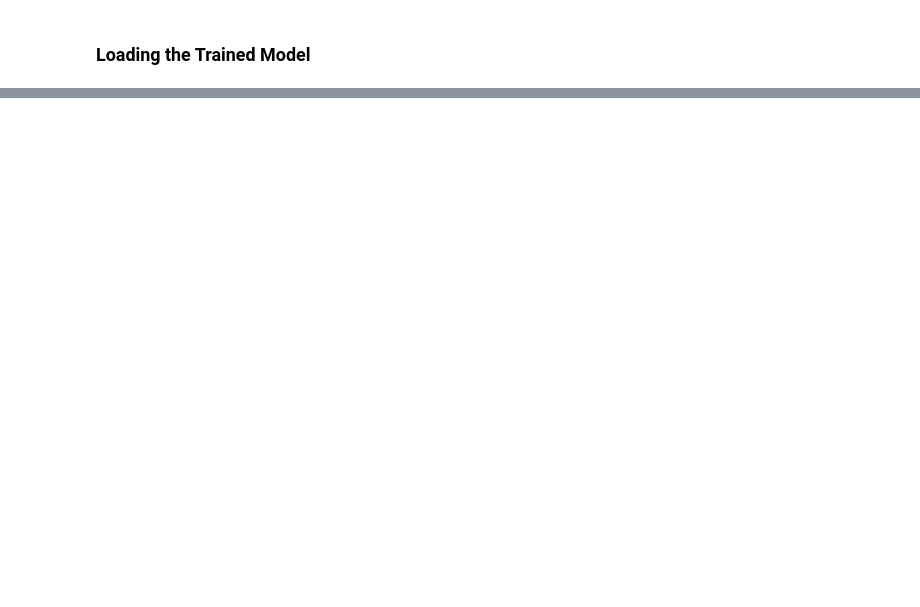
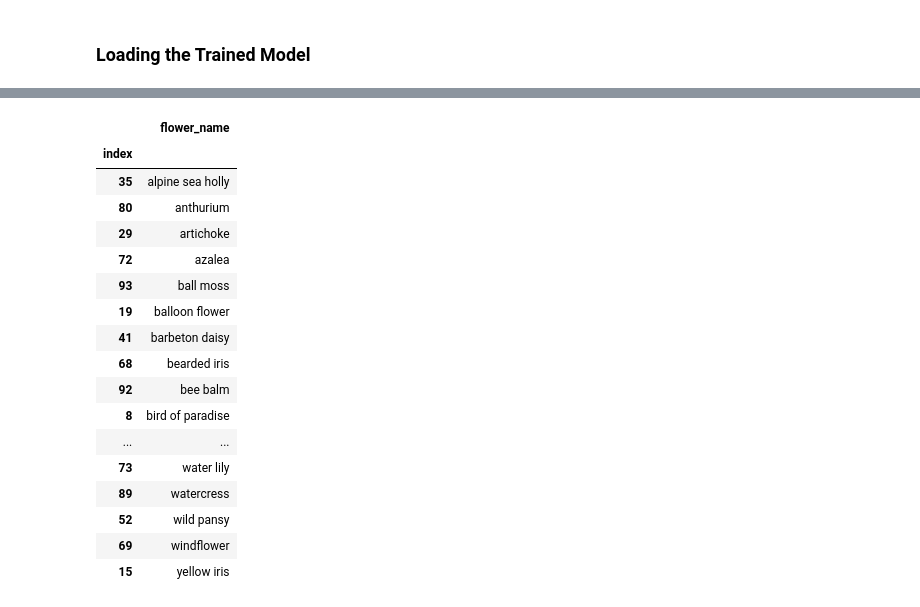
Before and after one commit to samlexrod/flower_classifier_project, a Jupyter notebook: Image Classifier Project.ipynb, the cells around one changed output, grey strips where cells are left out. Saved outputs shown, nothing was run; the diff lists cells and outputs as text; code cells hidden in the pictures; blank space fills up the shorter version.

```diff
--- a/Image Classifier Project.ipynb
+++ b/Image Classifier Project.ipynb
@@ -403,2 +406,35 @@ model_load.class_to_idx = class_to_tensoridx_dict
+# %%
+#sorted_by_value = sorted(cat_to_name.items(), key=lambda kv: kv[1])
+
+flower_dict = {'index': [], 'flower_name': []}
+for key, value in cat_to_name.items():
+    flower_dict['index'].append(key)
+    flower_dict['flower_name'].append(value)
+
+import pandas as pd
+
+pd.set_option('display.max_rows', 500)
+df = pd.DataFrame(flower_dict)
+df.set_index('index', inplace=True)
+display(df.sort_values('flower_name'))
+# %% [output]
+|  | flower_name |
+| index |  |
+| 35 | alpine sea holly |
+| 80 | anthurium |
+| 29 | artichoke |
+| 72 | azalea |
+| 93 | ball moss |
+| 19 | balloon flower |
+| 41 | barbeton daisy |
+| 68 | bearded iris |
+| 92 | bee balm |
+| 8 | bird of paradise |
+| ... | ... |
+| 73 | water lily |
+| 89 | watercress |
+| 52 | wild pansy |
+| 69 | windflower |
+| 15 | yellow iris |
 # %%
 import os
```
Also changed, not shown: parts of 2 cells of this notebook.
